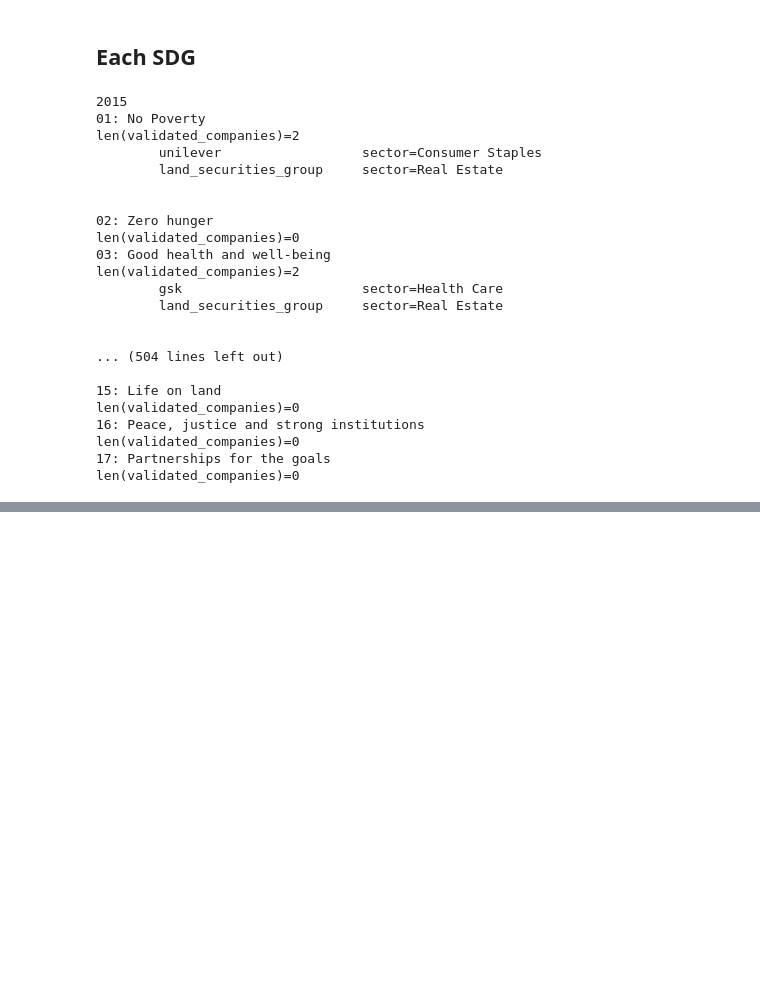
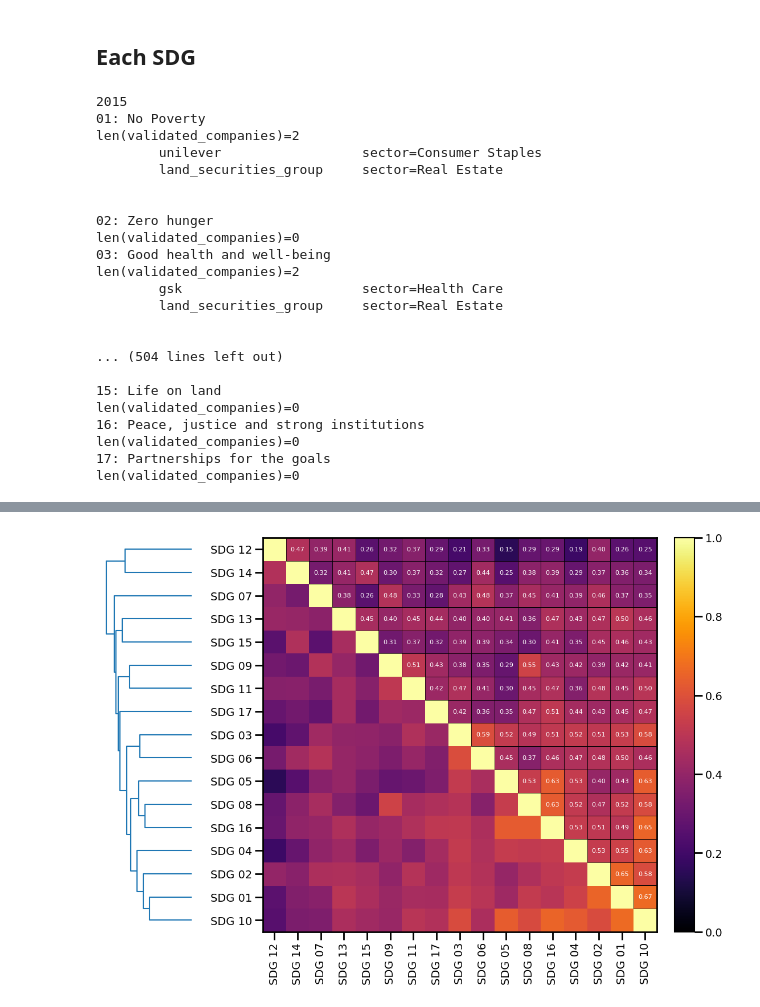
Before and after one commit to fabiosaracco/sdg_repos_advanced, a Jupyter notebook: 1_3_0_similarity_validation_abtt5.ipynb, the cells around one changed output, grey strips where cells are left out. Cells and saved outputs as stored; diff of their text form; code cells hidden in the pictures; blank space fills up the shorter version.

```diff
--- a/1_3_0_similarity_validation_abtt5.ipynb
+++ b/1_3_0_similarity_validation_abtt5.ipynb
@@ -942,0 +951,2 @@ for i_y, year in enumerate(tqdm(years)):
+# %%
+sdgs=list(sdg_helper.keys())
@@ -942,0 +962,6 @@ for i_y, year in enumerate(tqdm(years)):
+# %%
+cos_sdgs_mat=np.ones((17, 17), dtype=float)
+for i_s, sdg_0 in enumerate(sdgs):
+    for j_s in range(i_s+1, len(sdgs)):
+            cos_sdgs_mat[i_s, j_s]=float(util.cos_sim(goalvecs[i_s], goalvecs[j_s]))
+            cos_sdgs_mat[j_s, i_s]=cos_sdgs_mat[i_s, j_s]
@@ -942,0 +1006,84 @@ for i_y, year in enumerate(tqdm(years)):
+# %%
+n=len(sdg_labels)
+# %%
+# === 2. Clustering === #
+dist_condensed = squareform(1 - cos_sdgs_mat)
+Z = linkage(dist_condensed, method='average')
+dendro = dendrogram(Z, no_plot=True)
+reorder = dendro['leaves']
+sim_matrix_reordered = cos_sdgs_mat[np.ix_(reorder, reorder)]
+labels_reordered = [sdg_labels[i] for i in reorder]
+cluster_labels = fcluster(Z, t=5, criterion='maxclust')
+cluster_labels_reordered = [cluster_labels[i] for i in reorder]
+
+# === 3. Blocchi (cluster) === #
+blocks = []
+prev = cluster_labels_reordered[0]
+start = 0
+for i, val in enumerate(cluster_labels_reordered):
+    if val != prev:
+        blocks.append((start, i, prev))
+        start = i
+        prev = val
+blocks.append((start, len(cluster_labels_reordered), prev))
+
+# === 4. Plot: dendrogramma + heatmap === #
+
+# Layout: 1 riga, 2 colonne (dendro a sinistra, heatmap a destra)
+fig = plt.figure(figsize=(11, 8), constrained_layout=True)
+gs = fig.add_gridspec(1, 2, width_ratios=[1, 5], wspace=0.05)
+
+# --- 4.1 Dendrogramma a sinistra --- #
+ax_dendro = fig.add_subplot(gs[0])
+ax_dendro.set_facecolor('none')
+dendrogram(Z, orientation='left', labels=[sdg_labels[i] for i in reorder], ax=ax_dendro, color_threshold=0)
+ax_dendro.invert_yaxis()
+ax_dendro.set_xticks([])
+ax_dendro.set_yticks([])
+for spine in ax_dendro.spines.values():
+    spine.set_visible(False)
+
+# --- 4.2 Heatmap --- #
+ax = fig.add_subplot(gs[1])
+
+
+# Heatmap
+im = ax.imshow(sim_matrix_reordered, cmap='inferno', vmin=0, vmax=1)
+
+
+# Etichette
+ax.set_xticks(np.arange(n))
+ax.set_yticks(np.arange(n))
+ax.set_xticklabels(labels_reordered, rotation=90)
+ax.set_yticklabels(labels_reordered)
+
+# Annotazioni numeriche
+for i in range(n):
+    for j in range(i+1, n):
+        val = sim_matrix_reordered[i, j]
+        ax.text(j, i, f"{val:.2f}", ha='center', va='center', color='white', fontsize=8)
+
+# Riquadri neri su ogni cella nel triangolo superiore
+for i in range(n):
+    for j in range(i+1, n):
+        rect = patches.Rectangle((j - 0.5, i - 0.5), 1.0, 1.0,
+                                 linewidth=0.5, edgecolor='black', facecolor='none')
+        ax.add_patch(rect)
+
+# Rettangoli rossi attorno ai blocchi
+#for start, end, cluster_id in blocks:
+#    width = end - start
+#    rect = patches.Rectangle((start - 0.5, start - 0.5), width, width,
+#                             linewidth=2, edgecolor='red', facecolor='none')
+#    ax.add_patch(rect)
+ax.grid(False)
+# Colorbar con bordo nero
+cbar = plt.colorbar(im, ax=ax, fraction=0.046, pad=0.04)
+cbar.outline.set_edgecolor('black')
+cbar.outline.set_linewidth(1.5)
+
+
+plt.savefig('./NewPlots/internal_similarity_SDGs.png', dpi=300)
+plt.show()
+# %% [output]
+[figure, added]
```
Also changed, not shown: parts of 46 cells of this notebook.
